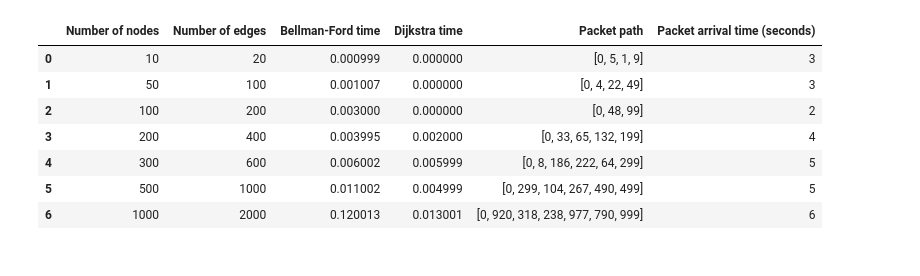
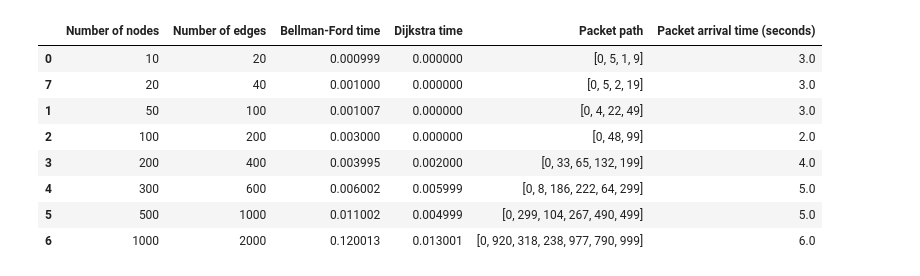
Before and after one commit to HammadaBE/Modelling-network-disruption-in-link-state-and-distance-vector-network-simulations, a Jupyter notebook: plotResults.ipynb, the cells around one changed output. Saved outputs shown, nothing was run; the diff lists cells and outputs as text; code cells hidden in the pictures.

```diff
--- a/plotResults.ipynb
+++ b/plotResults.ipynb
@@ -9,14 +5,15 @@ import seaborn as sns
 # %%
 Djisktra_vs_Bellman = pd.read_csv('result.csv')
-
+Djisktra_vs_Bellman.sort_values('Number of nodes', inplace=True)
 Djisktra_vs_Bellman
 # %% [output]
 |  | Number of nodes | Number of edges | Bellman-Ford time | Dijkstra time | Packet path | Packet arrival time (seconds) |
-| 0 | 10 | 20 | 0.000999 | 0.000000 | [0, 5, 1, 9] | 3 |
-| 1 | 50 | 100 | 0.001007 | 0.000000 | [0, 4, 22, 49] | 3 |
-| 2 | 100 | 200 | 0.003000 | 0.000000 | [0, 48, 99] | 2 |
-| 3 | 200 | 400 | 0.003995 | 0.002000 | [0, 33, 65, 132, 199] | 4 |
-| 4 | 300 | 600 | 0.006002 | 0.005999 | [0, 8, 186, 222, 64, 299] | 5 |
-| 5 | 500 | 1000 | 0.011002 | 0.004999 | [0, 299, 104, 267, 490, 499] | 5 |
-| 6 | 1000 | 2000 | 0.120013 | 0.013001 | [0, 920, 318, 238, 977, 790, 999] | 6 |
+| 0 | 10 | 20 | 0.000999 | 0.000000 | [0, 5, 1, 9] | 3.0 |
+| 7 | 20 | 40 | 0.001000 | 0.000000 | [0, 5, 2, 19] | 3.0 |
+| 1 | 50 | 100 | 0.001007 | 0.000000 | [0, 4, 22, 49] | 3.0 |
+| 2 | 100 | 200 | 0.003000 | 0.000000 | [0, 48, 99] | 2.0 |
+| 3 | 200 | 400 | 0.003995 | 0.002000 | [0, 33, 65, 132, 199] | 4.0 |
+| 4 | 300 | 600 | 0.006002 | 0.005999 | [0, 8, 186, 222, 64, 299] | 5.0 |
+| 5 | 500 | 1000 | 0.011002 | 0.004999 | [0, 299, 104, 267, 490, 499] | 5.0 |
+| 6 | 1000 | 2000 | 0.120013 | 0.013001 | [0, 920, 318, 238, 977, 790, 999] | 6.0 |
 # %%
```
Also changed, not shown: parts of 2 cells of this notebook, 1 other file.
